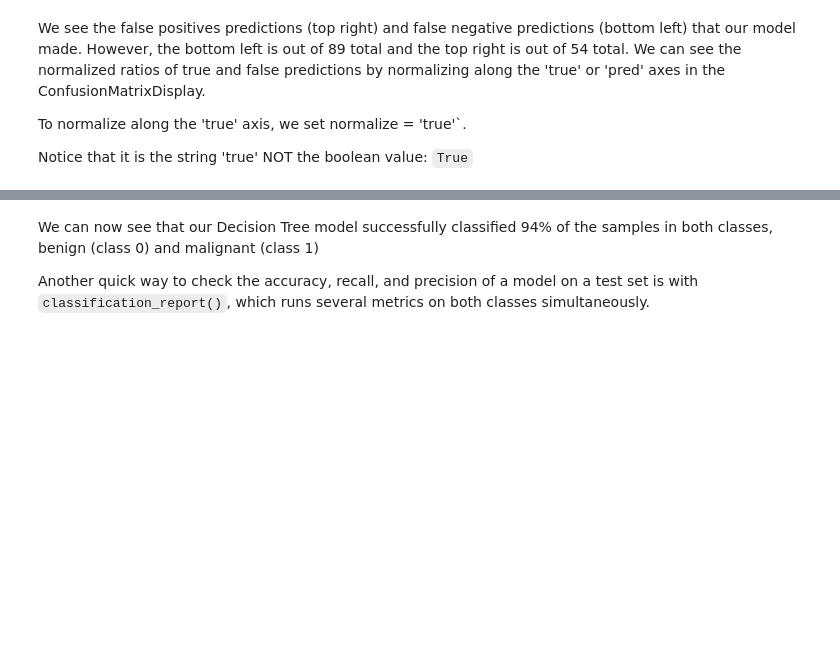
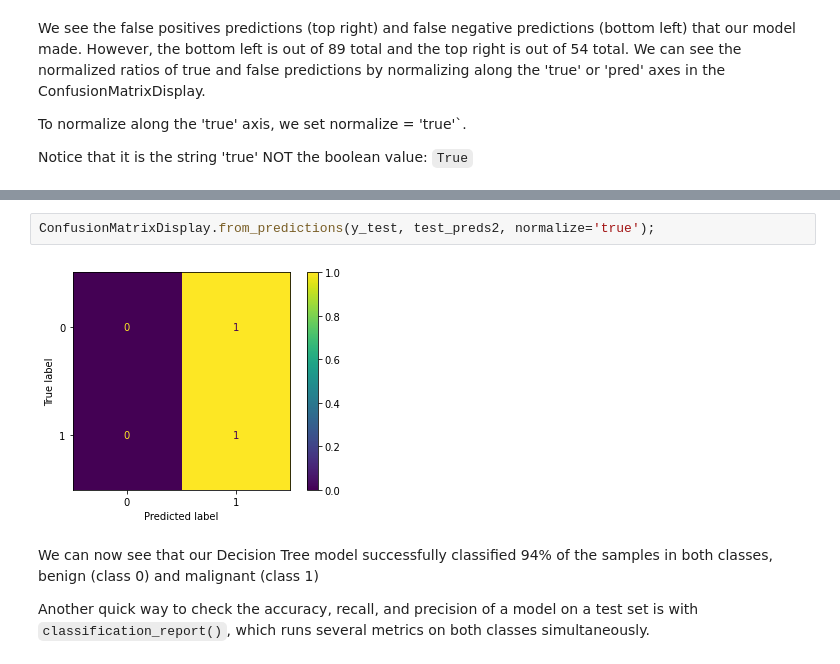
Before and after one commit to ryonce/Daily-Projects, a Jupyter notebook: Classification_Metrics_Exercise_Core.ipynb, the cells around one changed output, grey strips where cells are left out. Saved outputs shown, nothing was run; the diff lists cells and outputs as text; blank space fills up the shorter version.

```diff
--- a/Classification_Metrics_Exercise_Core.ipynb
+++ b/Classification_Metrics_Exercise_Core.ipynb
@@ -299,3 +334,7 @@ ConfusionMatrixDisplay.from_predictions(y_test, test_preds, normalize='true')
+# %%
+ConfusionMatrixDisplay.from_predictions(y_test, test_preds2, normalize='true');
+# %% [output]
+[figure, added]
 # %% [markdown]
 We can now see that our Decision Tree model successfully classified 94% of the samples in both classes, benign (class 0) and malignant (class 1)
 
```
Also changed, not shown: parts of 13 cells of this notebook.
